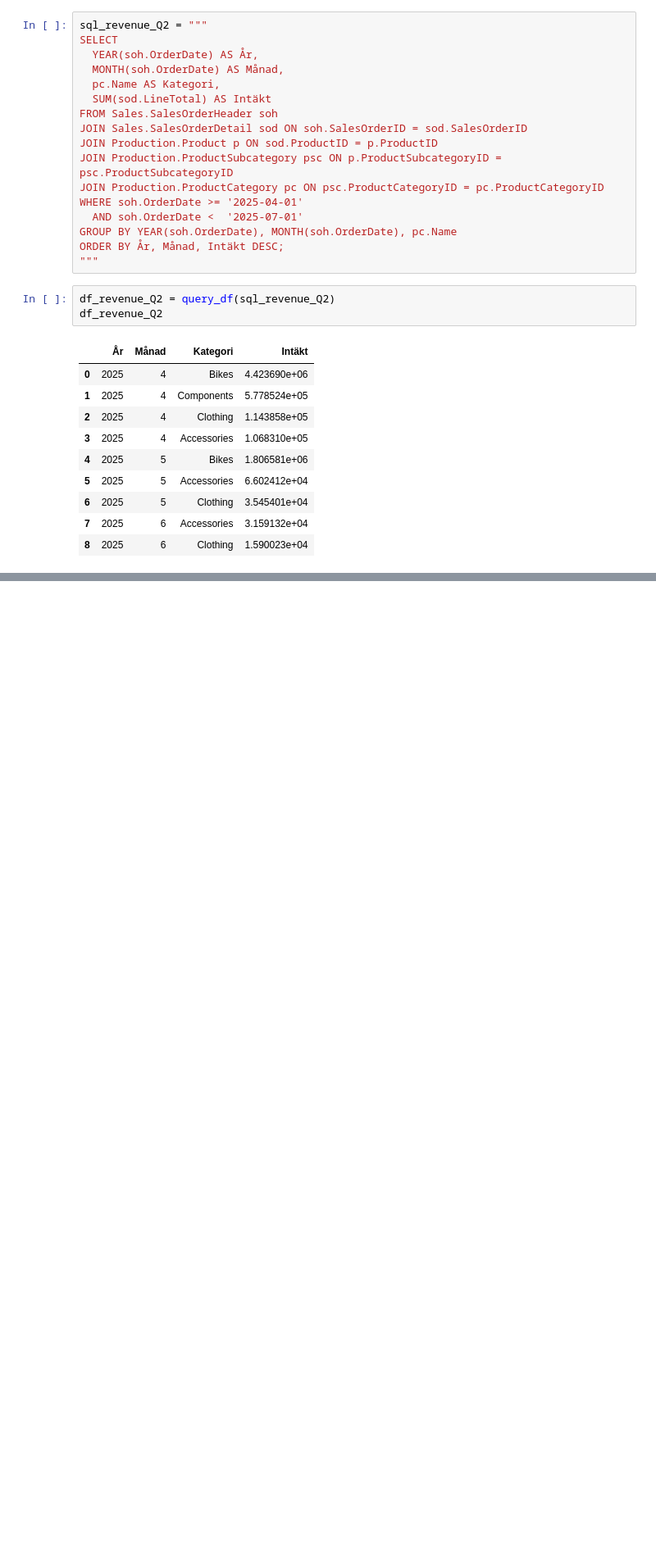
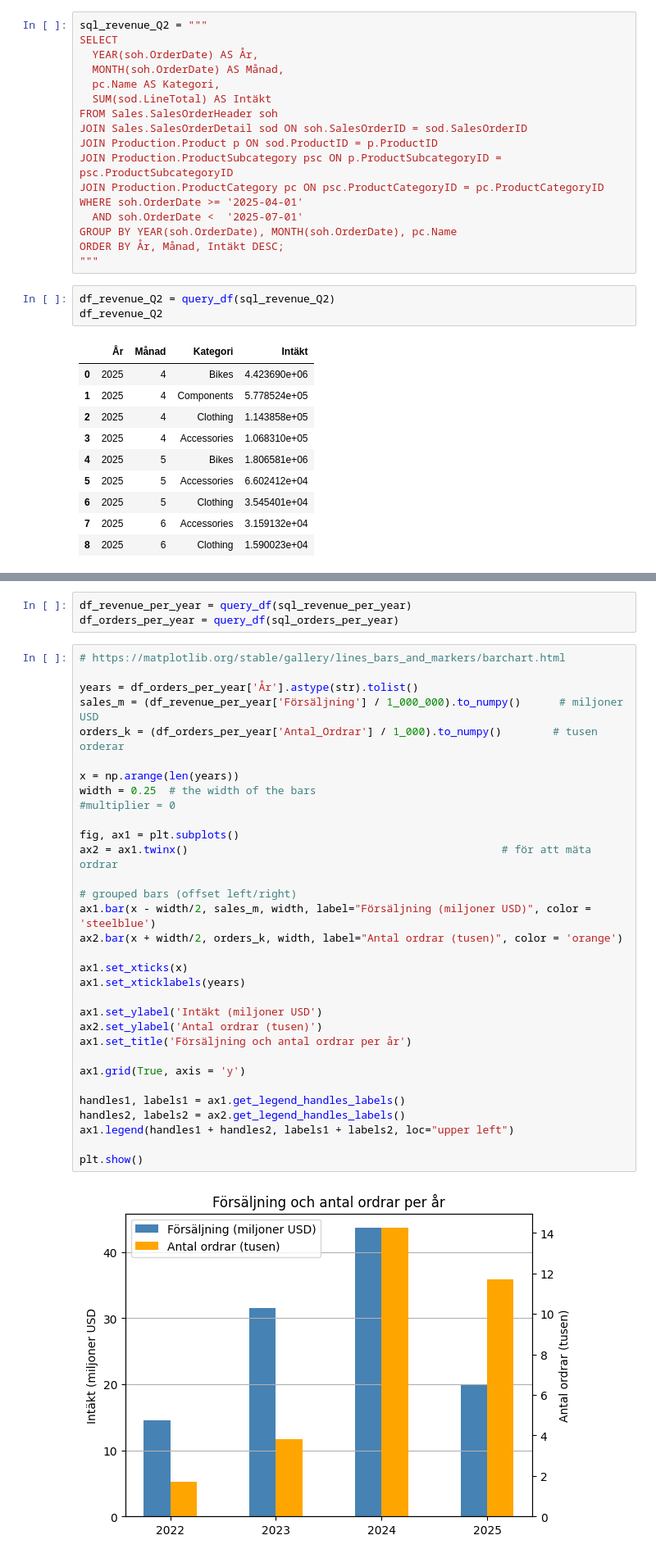
Before and after one commit to EliWei/SQL_uppgift_Dec25, a Jupyter notebook: Notebook.ipynb, the cells around one changed output, grey strips where cells are left out. Shown: that part at 82% size. Saved outputs shown, nothing was run; the diff lists cells and outputs as text; blank space fills up the shorter version.

```diff
--- a/Notebook.ipynb
+++ b/Notebook.ipynb
@@ -373,0 +472,37 @@ Sett till intäkter är därför 'Road Bikes' och 'Mountain Bikes' de viktigare
+# %%
+df_revenue_per_year = query_df(sql_revenue_per_year)
+df_orders_per_year = query_df(sql_orders_per_year)
+# %%
+# https://matplotlib.org/stable/gallery/lines_bars_and_markers/barchart.html
+
+years = df_orders_per_year['År'].astype(str).tolist()
+sales_m = (df_revenue_per_year['Försäljning'] / 1_000_000).to_numpy()      # miljoner USD
+orders_k = (df_orders_per_year['Antal_Ordrar'] / 1_000).to_numpy()        # tusen orderar
+
+x = np.arange(len(years))
+width = 0.25  # the width of the bars
+#multiplier = 0
+
+fig, ax1 = plt.subplots()
+ax2 = ax1.twinx()                                                 # för att mäta ordrar
+
+# grouped bars (offset left/right)
+ax1.bar(x - width/2, sales_m, width, label="Försäljning (miljoner USD)", color = 'steelblue')
+ax2.bar(x + width/2, orders_k, width, label="Antal ordrar (tusen)", color = 'orange')
+
+ax1.set_xticks(x)
+ax1.set_xticklabels(years)
+
+ax1.set_ylabel('Intäkt (miljoner USD')
+ax2.set_ylabel('Antal ordrar (tusen)')
+ax1.set_title('Försäljning och antal ordrar per år')
+
+ax1.grid(True, axis = 'y')
+
+handles1, labels1 = ax1.get_legend_handles_labels()
+handles2, labels2 = ax2.get_legend_handles_labels()
+ax1.legend(handles1 + handles2, labels1 + labels2, loc="upper left")
+
+plt.show()
+# %% [output]
+[figure, added]
```
Also changed, not shown: parts of 8 cells of this notebook, 2 other files.
